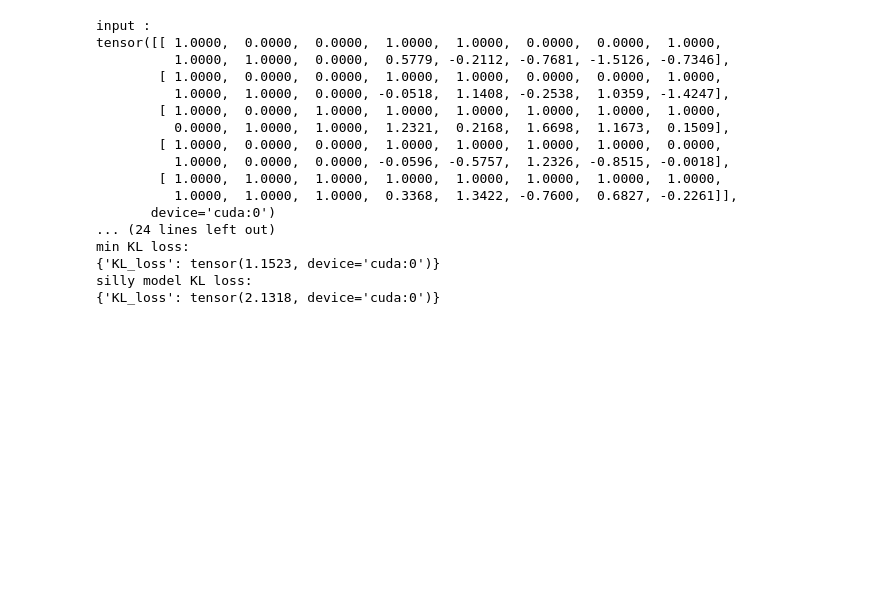
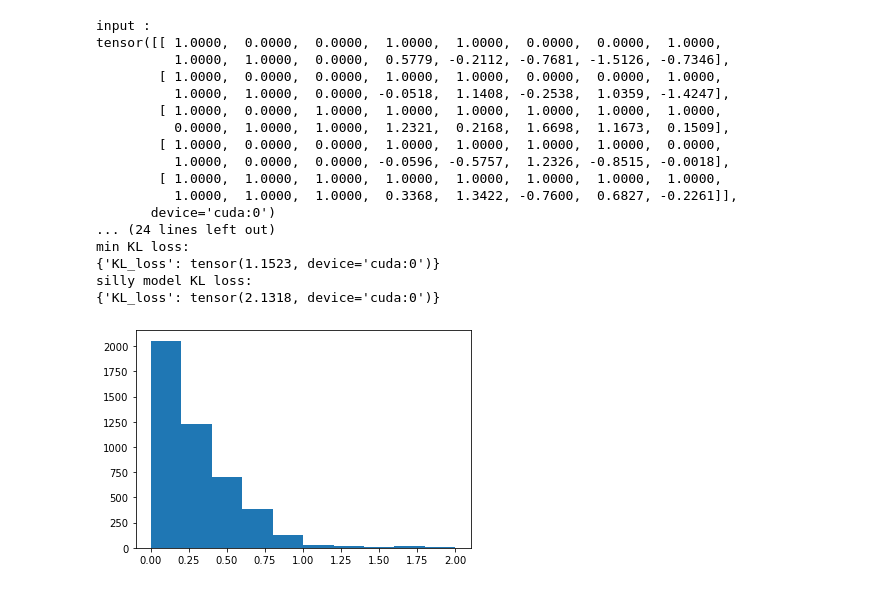
Before and after one commit to ZhongzeCai/Feature_AssortmentNN, a Jupyter notebook: checker.ipynb, the cells around one changed output. Saved outputs shown, nothing was run; the diff lists cells and outputs as text; code cells hidden in the pictures; blank space fills up the shorter version.

```diff
--- a/checker.ipynb
+++ b/checker.ipynb
@@ -167,3 +167,10 @@ min KL loss:
 {'KL_loss': tensor(1.1523, device='cuda:0')}
 silly model KL loss:
 {'KL_loss': tensor(2.1318, device='cuda:0')}
+# %%
+from check_model import model_behavior_check, L1_loss_check
+
+L1_loss_check(training_yaml_path = "configs/Markov_10_Large_UtilsModel_2Layers.yaml",
+              model_name="Markov_10_Large_UtilsModel_2Layers", clamp_level = 2)
+# %% [output]
+[figure, added]
```
Also changed, not shown: parts of 1 cell of this notebook, 2 other files.
